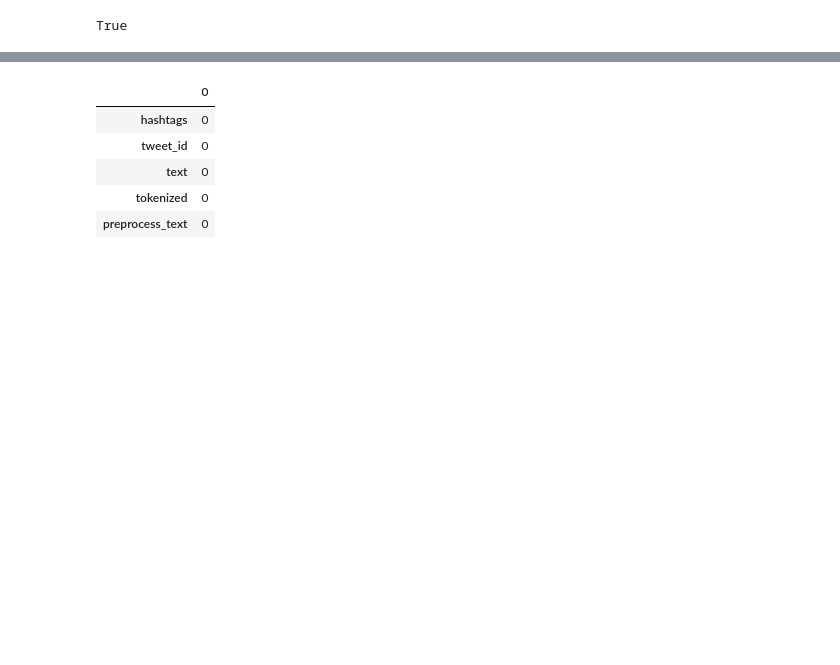
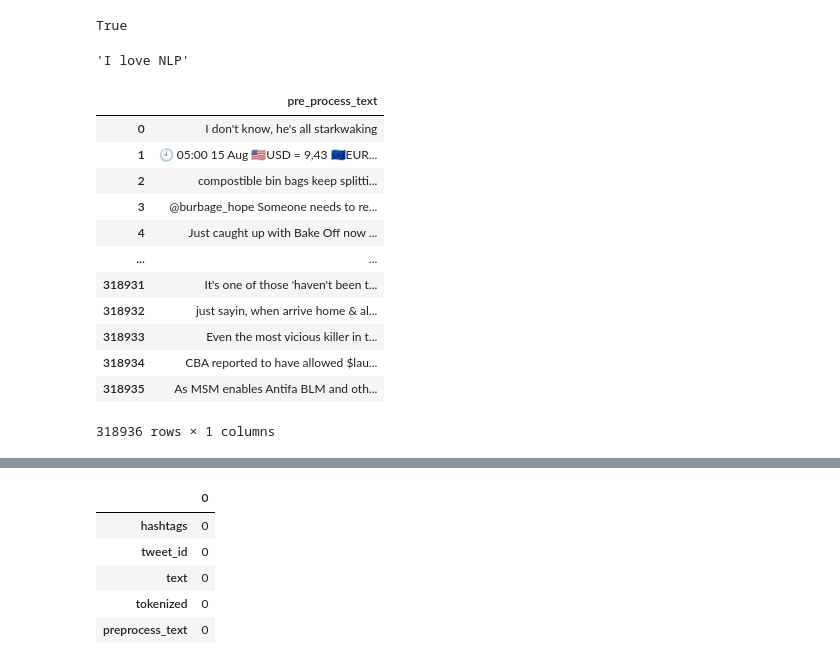
Before and after one commit to BORYA-dev/DM2024-Lab2-Homework, a Jupyter notebook: DM2024-Lab2-Homework.ipynb, the cells around one changed output, grey strips where cells are left out. Saved outputs shown, nothing was run; the diff lists cells and outputs as text; code cells hidden in the pictures; blank space fills up the shorter version.

```diff
--- a/DM2024-Lab2-Homework.ipynb
+++ b/DM2024-Lab2-Homework.ipynb
@@ -350,0 +358,22 @@ def pre_processing(data):
+# %%
+decode_emoji("I love NLP")
+# %% [output]
+'I love NLP'
+# %%
+pre_df = pre_processing(X_resampled, False) # 回傳前處理完成的text
+# %%
+pre_df
+# %% [output]
+|  | pre_process_text |
+| 0 | I don't know, he's all starkwaking |
+| 1 | 🕘 05:00 15 Aug 🇺🇸USD = 9,43 🇪🇺EUR... |
+| 2 | compostible bin bags keep splitti... |
+| 3 | @burbage_hope Someone needs to re... |
+| 4 | Just caught up with Bake Off now ... |
+| ... | ... |
+| 318931 | It's one of those 'haven't been t... |
+| 318932 | just sayin, when arrive home & al... |
+| 318933 | Even the most vicious killer in t... |
+| 318934 | CBA reported to have allowed $lau... |
+| 318935 | As MSM enables Antifa BLM and oth... |
+318936 rows × 1 columns
```
Also changed, not shown: parts of 18 cells of this notebook.
